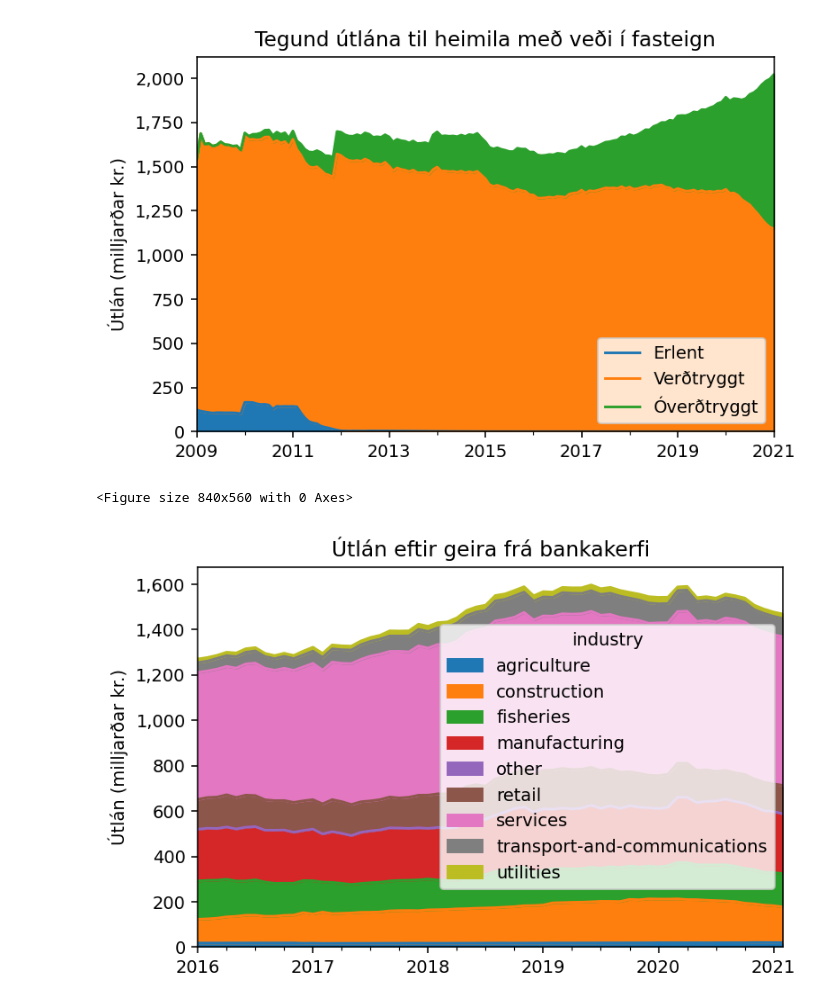
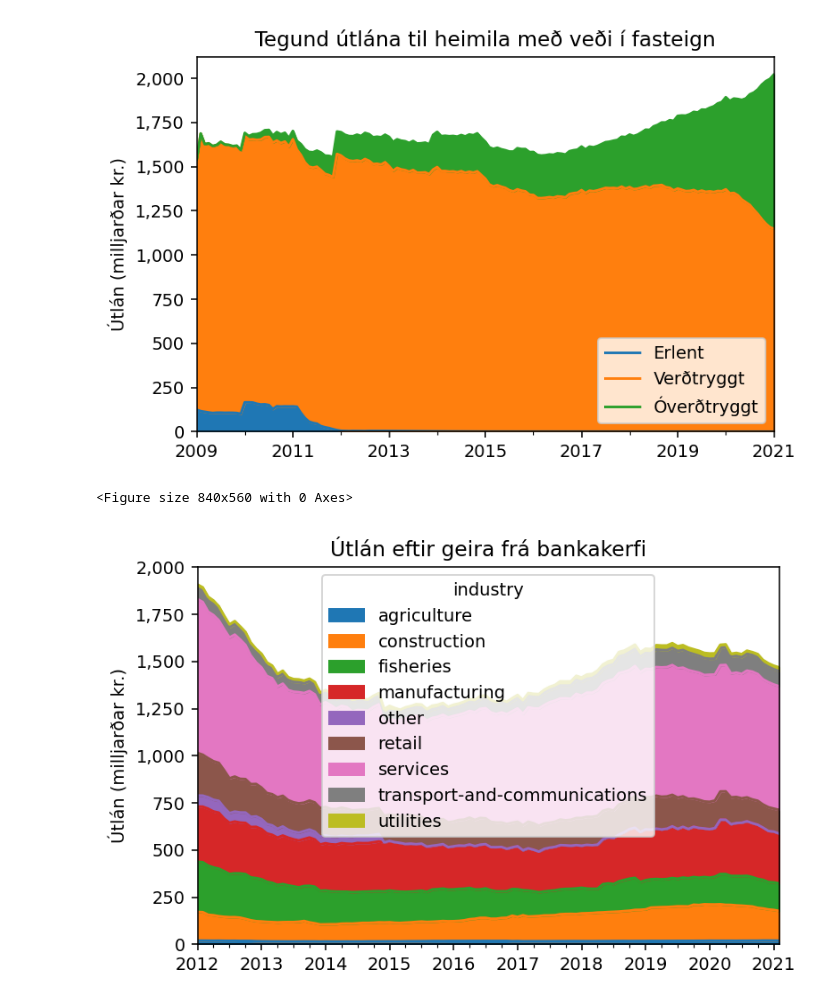
Before and after one commit to jokull/sedlabanki-data, a Jupyter notebook: Notebook.ipynb, the cells around one changed output. Drawn from its saved outputs; the diff is of its cells as text; code cells hidden in the pictures.

```diff
--- a/Notebook.ipynb
+++ b/Notebook.ipynb
@@ -107,23 +108,23 @@ plt.savefig('graphs/type.png')
 # %%
 df = get_series("""select
   date,
   industry,
   sum(value) as value
 from credit
 where
   sector = "business" and
-  strftime('%Y', date) > "2015"
+  strftime('%Y', date) > "2011"
 group by date, industry
 order by date, industry""")
 df = merge_and_inflation_adjust_value(df)
 df = df.pivot(columns="industry", values="value")
 fig = plt.figure()
 ax = df.plot.area(stacked=True)
 plt.title('Útlán eftir geira frá bankakerfi')
 ax.set_ylabel("Útlán (milljarðar kr.)")
 ax.set_xlabel(None)
 set_milljardur_formatter(ax)
 plt.savefig('graphs/business.png')
 # %% [output]
 <Figure size 840x560 with 0 Axes>
-[figure, old version]
+[figure, new version]
```
Also changed, not shown: parts of 1 cell of this notebook, 5 other files.
